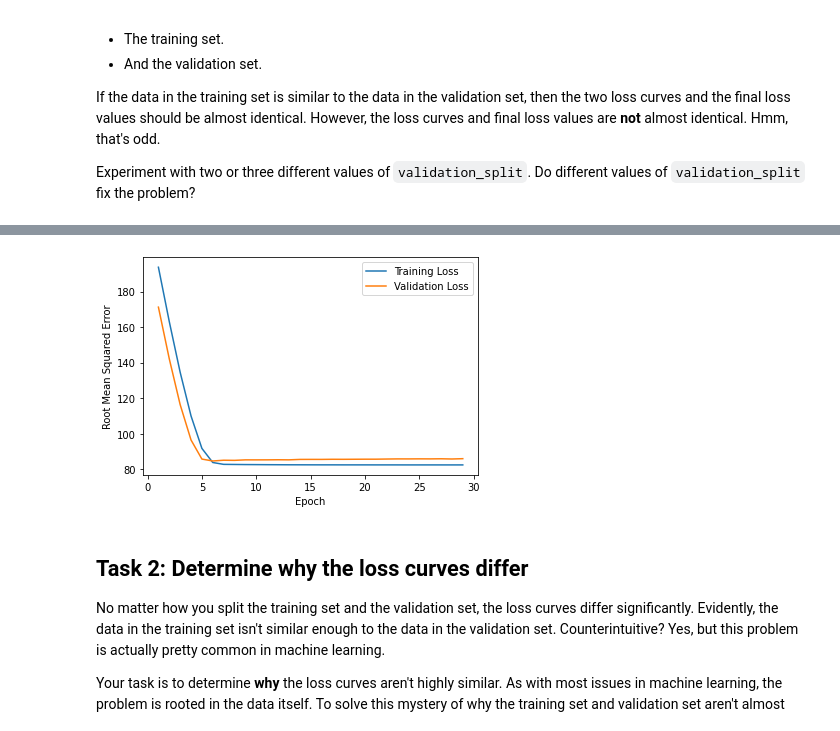
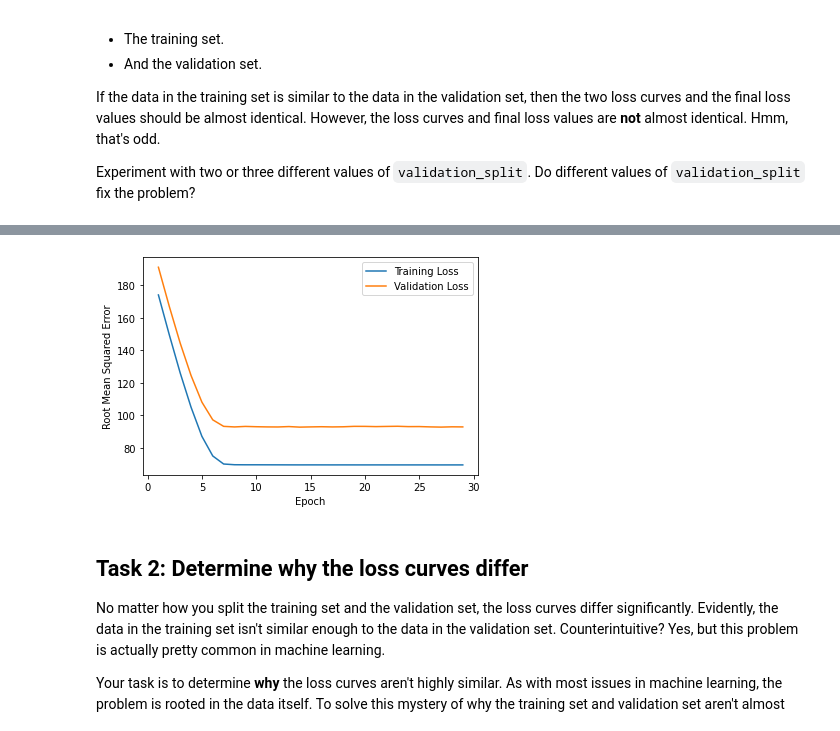
Before and after one commit to walidsi/data-science, a Jupyter notebook: Google Machine Learning Crash Course/Validation_and_Test_Sets.ipynb, the cells around one changed output, grey strips where cells are left out. Cells and saved outputs as stored; diff of their text form; code cells hidden in the pictures.

```diff
--- a/Google Machine Learning Crash Course/Validation_and_Test_Sets.ipynb
+++ b/Google Machine Learning Crash Course/Validation_and_Test_Sets.ipynb
@@ -195,7 +195,7 @@ batch_size = 100
 
 # Split the original training set into a reduced training set and a
 # validation set.
-validation_split=0.5
+validation_split=0.6
 
 # Identify the feature and the label.
 my_feature="median_income"  # the median income on a specific city block.
@@ -235,4 +235,4 @@ Epoch 30/30
-[figure, old version]
+[figure, new version]
 # %% [markdown]
 ## Task 2: Determine **why** the loss curves differ
 
```
Also changed, not shown: parts of 3 cells of this notebook.
